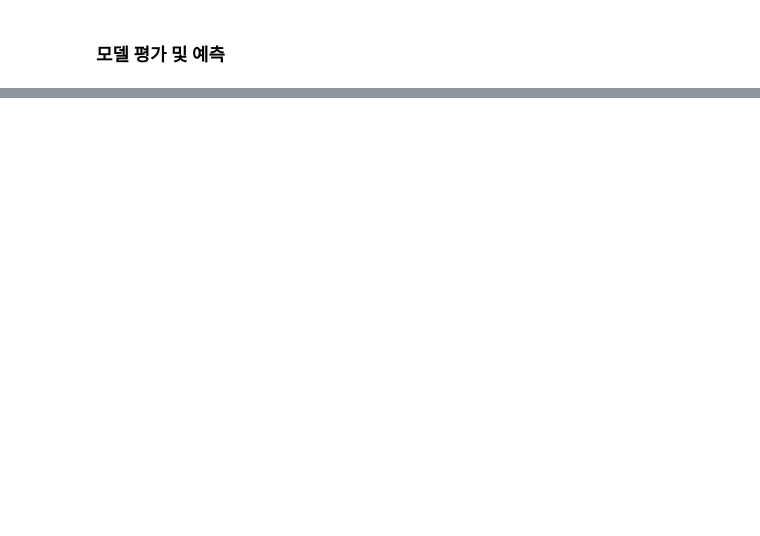
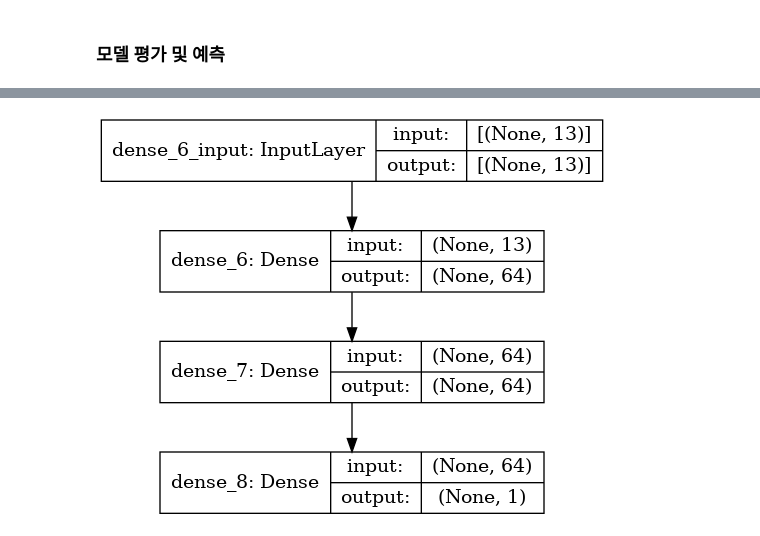
Before and after one commit to inseonseo/AIFFEL_Quest, a Jupyter notebook: Quest_0308/DL_PJT_1_Boston.ipynb, the cells around one changed output, grey strips where cells are left out. Cells and saved outputs as stored; diff of their text form; code cells hidden in the pictures; blank space fills up the shorter version.

```diff
--- a/Quest_0308/DL_PJT_1_Boston.ipynb
+++ b/Quest_0308/DL_PJT_1_Boston.ipynb
@@ -95,0 +129,14 @@ plt.show()
+# %%
+from keras.models import Sequential
+from keras.layers import Dense
+# 모델 구성
+model = Sequential()
+model.add(Dense(64, activation='relu', input_shape=(13,)))
+model.add(Dense(64, activation='relu'))
+model.add(Dense(1))
+
+# 모델 컴파일
+model.compile(optimizer='rmsprop', loss='mse', metrics=['mae'])
+
+# 모델 구조 요약
+model.summary()
@@ -95,0 +160,5 @@ plt.show()
+# %%
+from tensorflow.keras.utils import plot_model
+plot_model(model, show_shapes=True)
+# %% [output]
+[figure, added]
```
Also changed, not shown: parts of 62 cells of this notebook.
